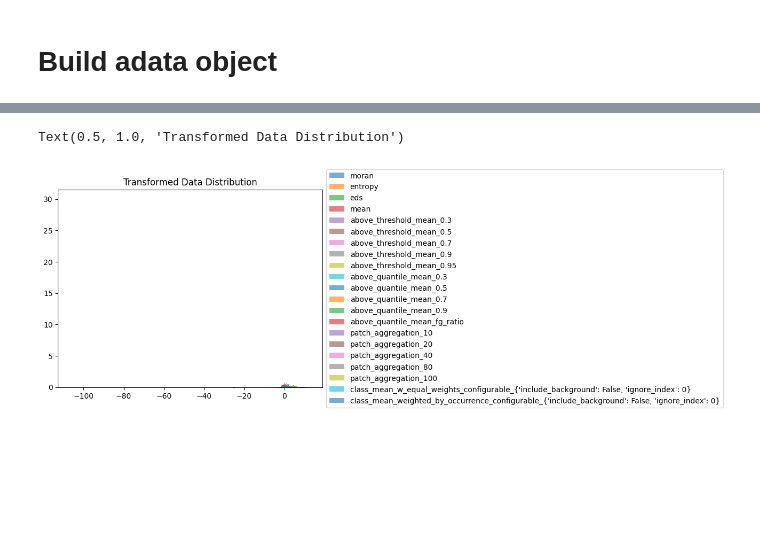
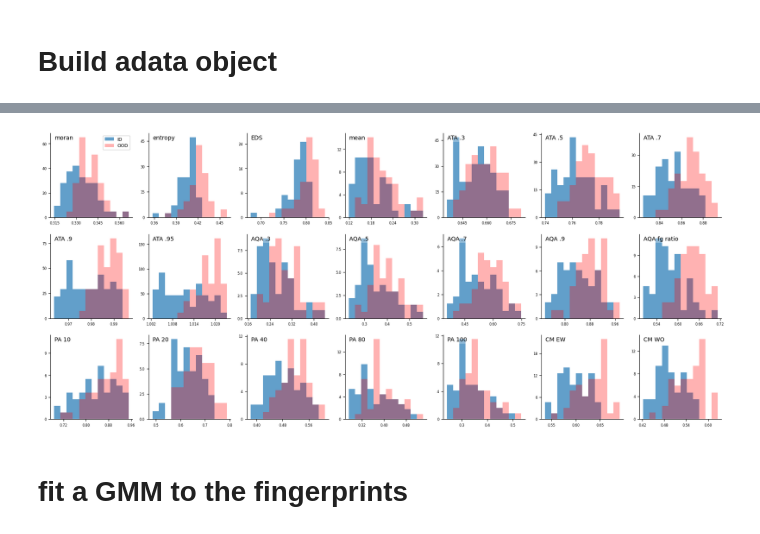
Before and after one commit to Kainmueller-Lab/aggrigator_experiments, a Jupyter notebook: spatial/spatial_stuff.ipynb, the cells around one changed output, grey strips where cells are left out. Saved outputs shown, nothing was run; the diff lists cells and outputs as text; code cells hidden in the pictures; blank space fills up the shorter version.

```diff
--- a/spatial/spatial_stuff.ipynb
+++ b/spatial/spatial_stuff.ipynb
@@ -147,19 +131,0 @@ Text(0.5, 1.0, 'Transformed Data Distribution')
-# %%
-# transform ood_fingerprints using the same mean and std
-ood_fingerprints_transformed = ood_fingerprints.copy()
-
-for sel_metric in ood_fingerprints_transformed:
-    mean, std = trasnformation[sel_metric]
-    data = ood_fingerprints_transformed[sel_metric].values.flatten()
-    data = np.clip(data, a_min=1e-10, a_max=1-1e-10)
-    data = norm.ppf(data)
-    data = (data - mean) / std
-    ood_fingerprints_transformed[sel_metric] = data
-    plt.hist(data, bins=30, density=True, alpha=0.6, label=sel_metric)
-
-# add legend next to plot
-plt.legend(loc='center left', bbox_to_anchor=(1, 0.5))
-plt.title('Transformed Data Distribution')
-# %% [output]
-Text(0.5, 1.0, 'Transformed Data Distribution')
-[figure, removed]
@@ -167,0 +132,42 @@ all_fingerprints_transformed = pd.concat([id_fingerprints, ood_fingerprints], ax
+# %%
+from matplotlib.ticker import MaxNLocator
+from tqdm import tqdm
+
+n_vars = len(adata.var_names)
+n_cols = 7  # number of columns per row
+n_rows = int(np.ceil(n_vars / n_cols))
+
+fig, axs = plt.subplots(n_rows, n_cols, figsize=(3 * n_cols, 3 * n_rows))
+axs = axs.flatten()
+
+for i, var in tqdm(enumerate(adata.var_names)):
+    ax = axs[i]
+    col_idx = list(adata.var_names).index(var)
+    id_data = adata[adata.obs['sample_type'] == 'id'].X[:, col_idx]
+    ood_data = adata[adata.obs['sample_type'] == 'ood'].X[:, col_idx]
+    all_data = np.concatenate([id_data, ood_data])
+    n_points = len(all_data)
+    n_bins = int(1.5*min(20, max(5, int(np.ceil(np.log2(n_points) + 1)))))
+    bins = np.histogram_bin_edges(all_data, bins=n_bins)
+    ax.hist(id_data, bins=bins, alpha=0.7, label='ID', density=True)
+    ax.hist(ood_data, bins=bins, alpha=0.3, label='OOD', density=True, color='red')
+    ax.text(
+        0.05, 0.98, short_names[var.split('_{')[0]], transform=ax.transAxes, fontsize=10, ha='left', va='top',
+        bbox=dict(facecolor='white', alpha=0.3, edgecolor='none', boxstyle='round,pad=0.2'))
+    if i == 0:
+        ax.legend(loc='upper right', fontsize=8)
+    ax.spines['top'].set_visible(False)
+    ax.spines['right'].set_visible(False)
+    ax.xaxis.set_major_locator(MaxNLocator(nbins=4))
+    ax.yaxis.set_major_locator(MaxNLocator(nbins=4))
+    ax.tick_params(axis='both', which='major', labelsize=6)  # smaller tick font size
+
+for j in range(i + 1, len(axs)):
+    axs[j].axis('off')
+
+# save
+plt.savefig(f'figures/fingerprints_histograms_{dataset_name}_{normi}.png', dpi=300, bbox_inches='tight')
+# %% [output]
+[figure, added]
+# %% [markdown]
+# fit a GMM to the fingerprints
```
Also changed, not shown: parts of 18 cells of this notebook, 1 other file.
